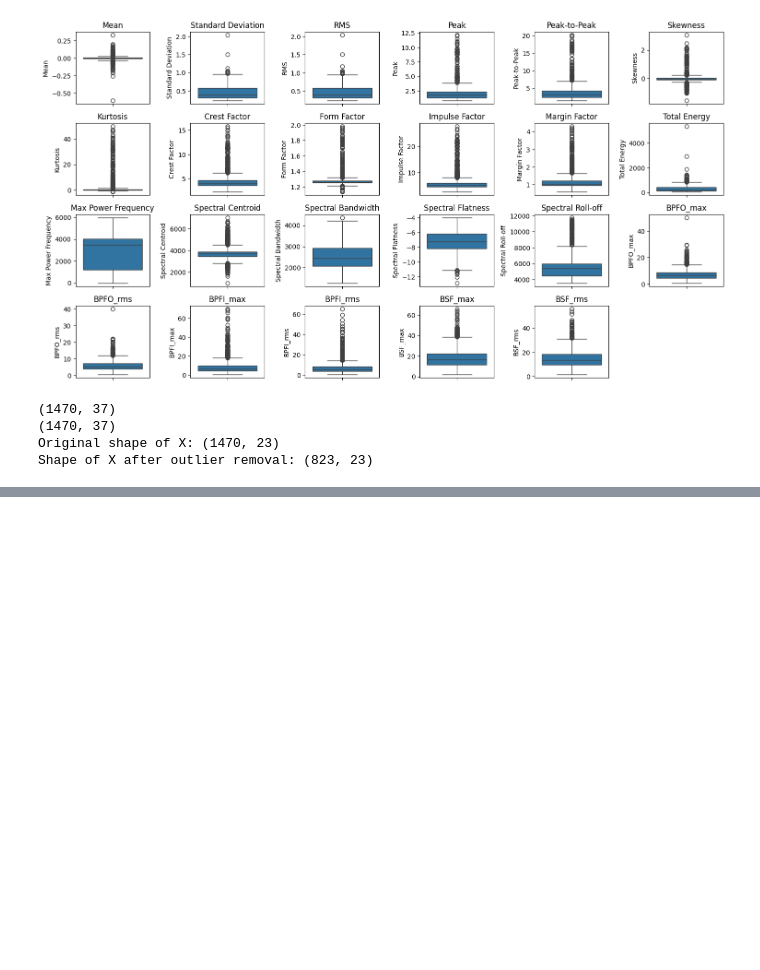
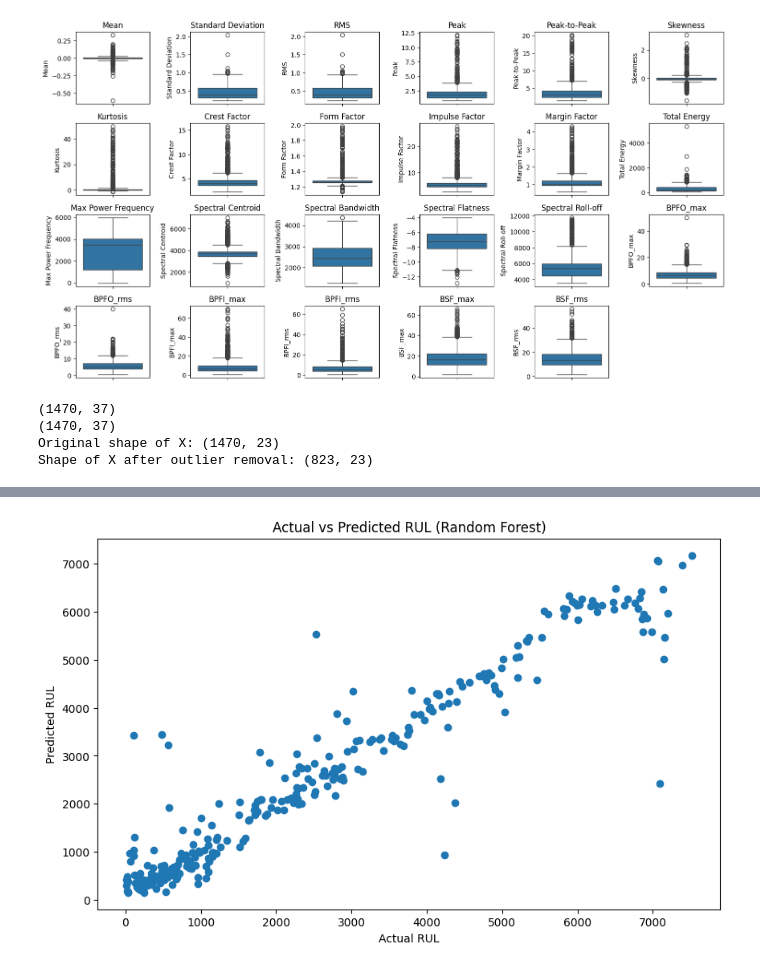
Before and after one commit to Aitor1411/AR-PCB, a Jupyter notebook: src/05_DIY_Model.ipynb, the cells around one changed output, grey strips where cells are left out. Saved outputs shown, nothing was run; the diff lists cells and outputs as text; code cells hidden in the pictures; blank space fills up the shorter version.

```diff
--- a/src/05_DIY_Model.ipynb
+++ b/src/05_DIY_Model.ipynb
@@ -298,0 +489,18 @@ Shape of X after outlier removal: (823, 23)
+# %%
+# prompt: elimina las columnas de mean, skewness y bpfi_max
+
+# ... (Your existing code)
+
+# Remove the specified columns
+columns_to_drop = ['Mean', 'Skewness', 'BPFI_max']
+indicators = indicators.drop(columns=columns_to_drop, errors='ignore')
+
+actual_indicators = ['Standard Deviation', 'RMS', 'Peak', 'Peak-to-Peak',
+       'Kurtosis', 'Crest Factor', 'Form Factor', 'Impulse Factor',
+       'Margin Factor', 'Total Energy', 'Max Power Frequency',
+       'Spectral Centroid', 'Spectral Bandwidth', 'Spectral Flatness',
+       'Spectral Roll-off', 'BPFO_max', 'BPFO_rms', 'BPFI_rms', 'BSF_max',
+       'BSF_rms']
+
+X = indicators[actual_indicators]
+# ... (Rest of your code)
@@ -298,0 +557,13 @@ Shape of X after outlier removal: (823, 23)
+# %%
+# prompt: Plotear RUL real respecto predicho
+
+import matplotlib.pyplot as plt
+plt.figure(figsize=(10, 6))
+plt.scatter(Y_test, y_pred)
+plt.xlabel("Actual RUL")
+plt.ylabel("Predicted RUL")
+plt.title("Actual vs Predicted RUL (Random Forest)")
+
+plt.show()
+# %% [output]
+[figure, added]
```
Also changed, not shown: parts of 8 cells of this notebook.
